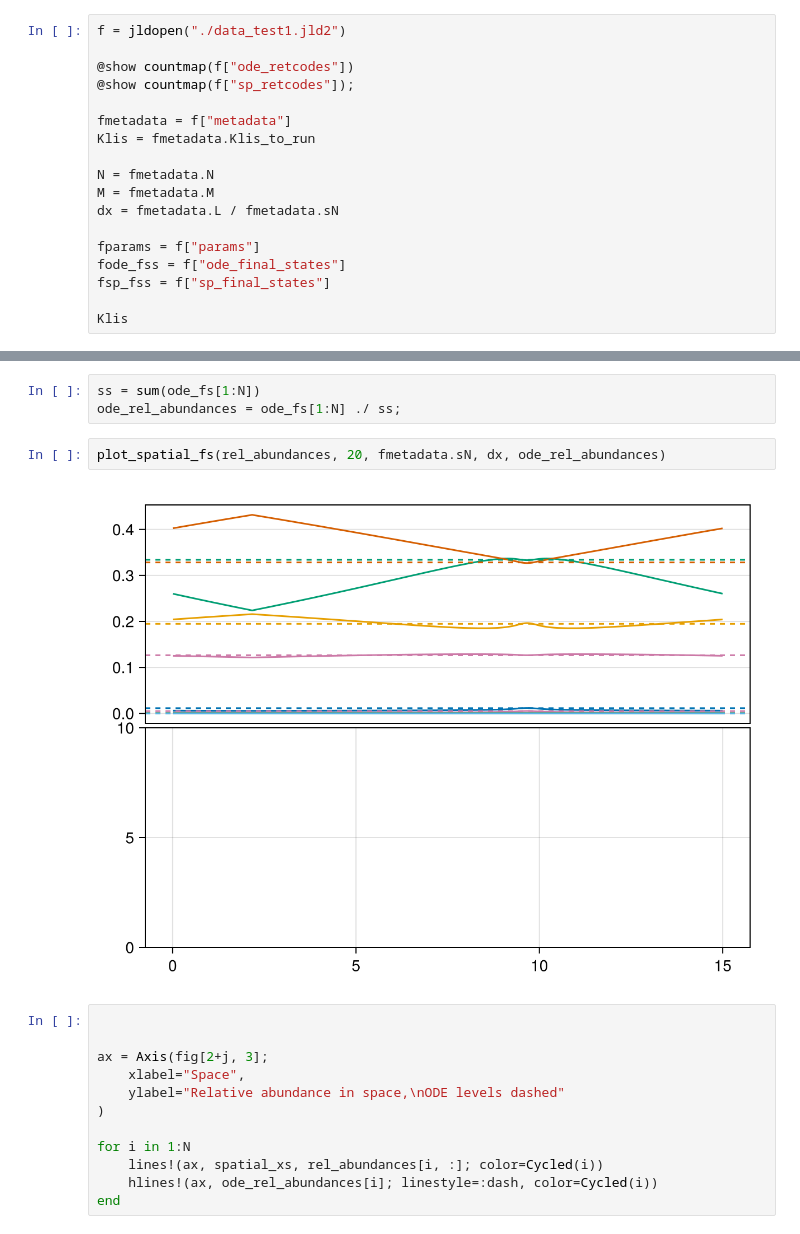
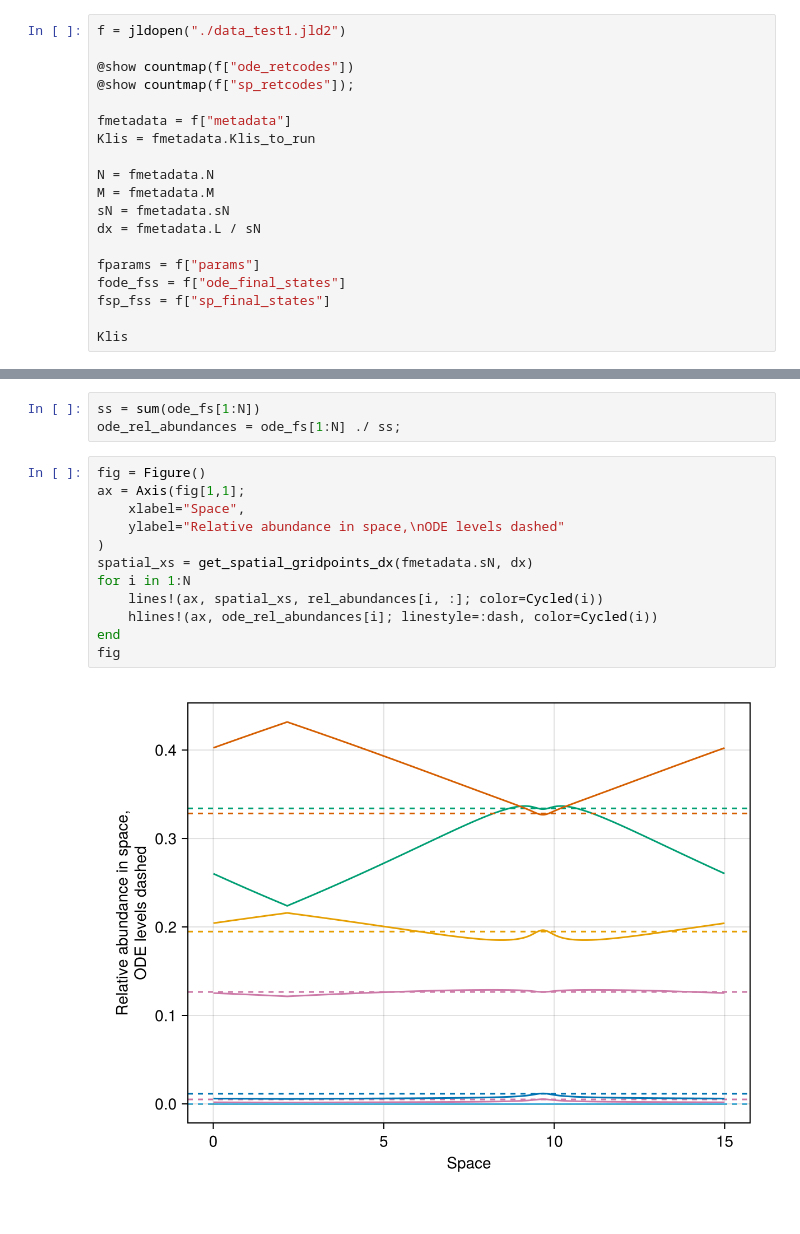
Before and after one commit to kockahonza/SSMC, a Jupyter notebook: cluster_env/runs/single_influx_pdes3/First look.ipynb, the cells around one changed output, grey strips where cells are left out. Saved outputs shown, nothing was run; the diff lists cells and outputs as text.

```diff
--- a/cluster_env/runs/single_influx_pdes3/First look.ipynb
+++ b/cluster_env/runs/single_influx_pdes3/First look.ipynb
@@ -23,7 +23,8 @@ Klis = fmetadata.Klis_to_run
 
 N = fmetadata.N
 M = fmetadata.M
-dx = fmetadata.L / fmetadata.sN
+sN = fmetadata.sN
+dx = fmetadata.L / sN
 
 fparams = f["params"]
 fode_fss = f["ode_final_states"]
@@ -84,19 +96,17 @@ end
 # %%
 ss = sum(ode_fs[1:N])
 ode_rel_abundances = ode_fs[1:N] ./ ss;
-# %%
-plot_spatial_fs(rel_abundances, 20, fmetadata.sN, dx, ode_rel_abundances)
-# %% [output]
-[figure, removed]
 # %%
-
-
-ax = Axis(fig[2+j, 3];
+fig = Figure()
+ax = Axis(fig[1,1];
     xlabel="Space",
     ylabel="Relative abundance in space,\nODE levels dashed"
 )
-
+spatial_xs = get_spatial_gridpoints_dx(fmetadata.sN, dx)
 for i in 1:N
     lines!(ax, spatial_xs, rel_abundances[i, :]; color=Cycled(i))
     hlines!(ax, ode_rel_abundances[i]; linestyle=:dash, color=Cycled(i))
 end
+fig
+# %% [output]
+[figure, added]
```
Also changed, not shown: parts of 13 cells of this notebook, 6 other files.
